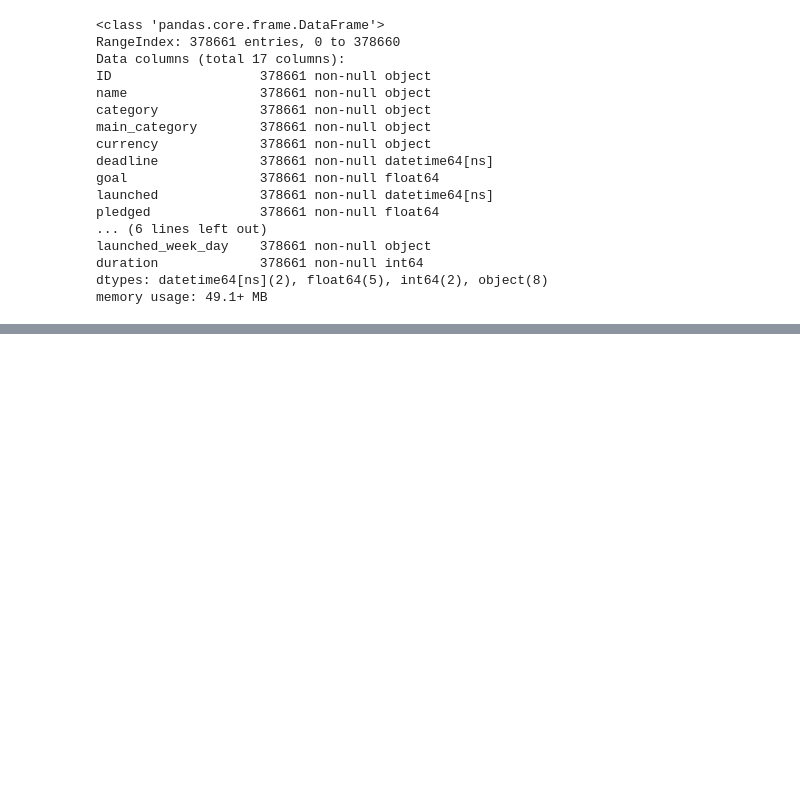
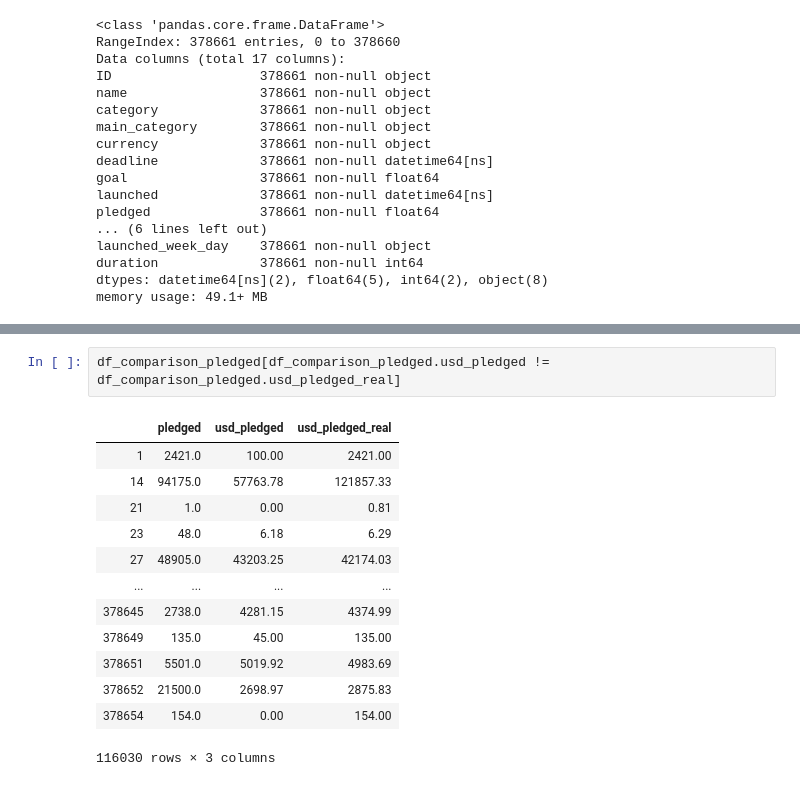
Before and after one commit to Nstrzelczyk/Kickstarter_Practice_Data_Science, a Jupyter notebook: ks_prepering_data.ipynb, the cells around one changed output, grey strips where cells are left out. Drawn from its saved outputs; the diff is of its cells as text; blank space fills up the shorter version.

```diff
--- a/ks_prepering_data.ipynb
+++ b/ks_prepering_data.ipynb
@@ -167,0 +203,16 @@ memory usage: 49.1+ MB
+# %%
+df_comparison_pledged[df_comparison_pledged.usd_pledged != df_comparison_pledged.usd_pledged_real]
+# %% [output]
+|  | pledged | usd_pledged | usd_pledged_real |
+| 1 | 2421.0 | 100.00 | 2421.00 |
+| 14 | 94175.0 | 57763.78 | 121857.33 |
+| 21 | 1.0 | 0.00 | 0.81 |
+| 23 | 48.0 | 6.18 | 6.29 |
+| 27 | 48905.0 | 43203.25 | 42174.03 |
+| ... | ... | ... | ... |
+| 378645 | 2738.0 | 4281.15 | 4374.99 |
+| 378649 | 135.0 | 45.00 | 135.00 |
+| 378651 | 5501.0 | 5019.92 | 4983.69 |
+| 378652 | 21500.0 | 2698.97 | 2875.83 |
+| 378654 | 154.0 | 0.00 | 154.00 |
+116030 rows × 3 columns
```
Also changed, not shown: parts of 6 cells of this notebook.
